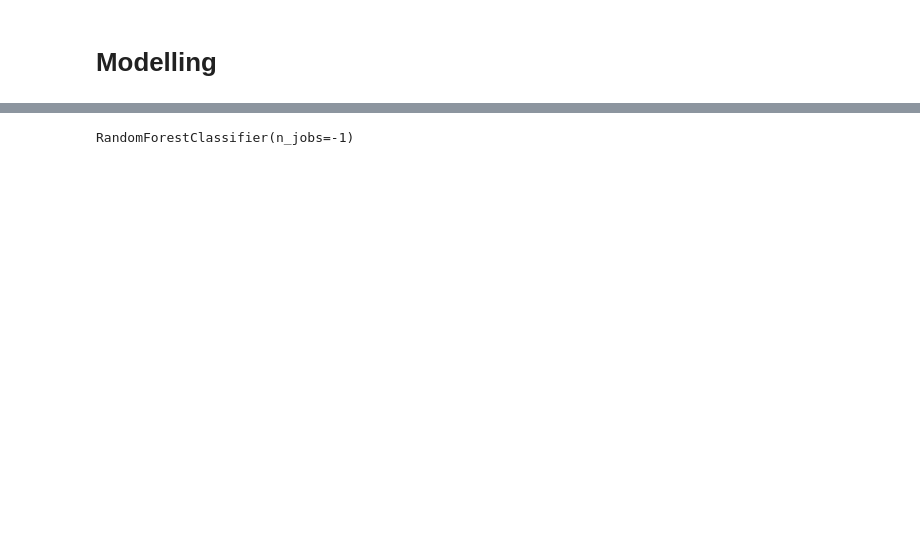
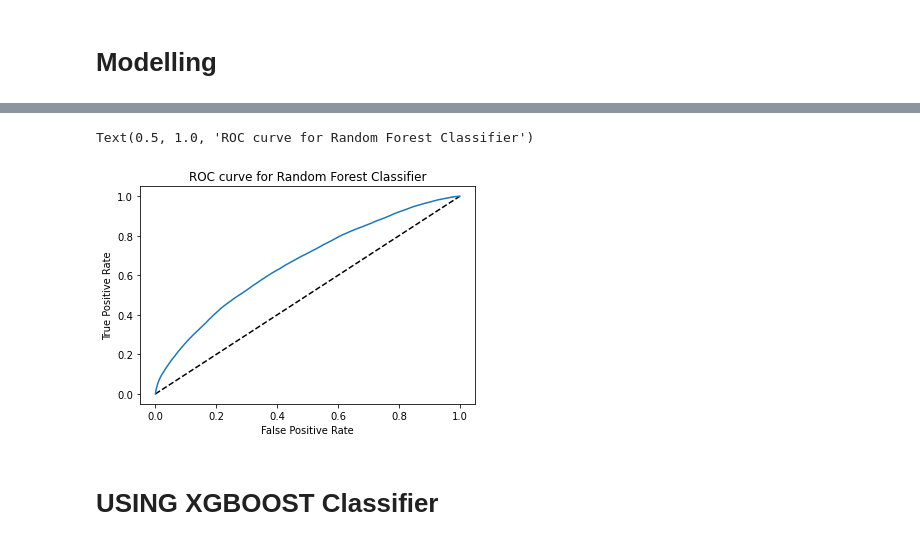
Before and after one commit to scharpham/Springboard, a Jupyter notebook: Capstone2/capstone2/notebooks/Capstone2-Modelling.ipynb, the cells around one changed output, grey strips where cells are left out. Drawn from its saved outputs; the diff is of its cells as text; code cells hidden in the pictures; blank space fills up the shorter version.

```diff
--- a/Capstone2/capstone2/notebooks/Capstone2-Modelling.ipynb
+++ b/Capstone2/capstone2/notebooks/Capstone2-Modelling.ipynb
@@ -105,0 +240,13 @@ array([[     0,      0,   8270],
+# %%
+clf = RandomForestClassifier()
+
+random_grid ={'max_depth': [2,5,7],
+             'min_samples_leaf': [1, 3, 5],
+             'min_samples_split': [1, 3, 5]
+             }
+
+rfclf = RandomizedSearchCV(clf, param_distributions = random_grid, n_jobs=1)
+# %%
+start = time.time()
+rfclf.fit(X_train, y_train)
+message("Train_time="+str(round(((time.time()-start) /3600),3)) + ' hours')
@@ -124,4 +270,15 @@ clf = RandomForestClassifier(n_jobs=-1)
-# %%
-clf.fit(X_train, y_train_fatal)
-# %% [output]
-RandomForestClassifier(n_jobs=-1)
+# %%
+y_pred_proba = rfclf.predict_proba(X_test)[:,1]
+y_pred_proba = y_pred_proba.reshape(-1, 1)
+fpr, tpr, thresholds = roc_curve(y_test, y_pred_proba)
+
+plt.plot([0,1],[0,1], "k--")
+plt.plot(fpr, tpr)
+plt.xlabel('False Positive Rate')
+plt.ylabel('True Positive Rate')
+plt.title('ROC curve for Random Forest Classifier')
+# %% [output]
+Text(0.5, 1.0, 'ROC curve for Random Forest Classifier')
+[figure, added]
+# %% [markdown]
+# USING XGBOOST Classifier
```
Also changed, not shown: parts of 70 cells of this notebook.
